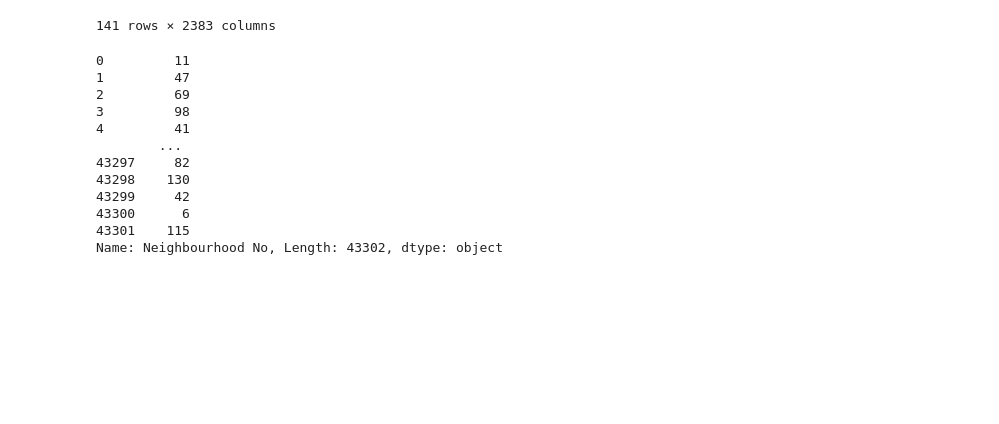
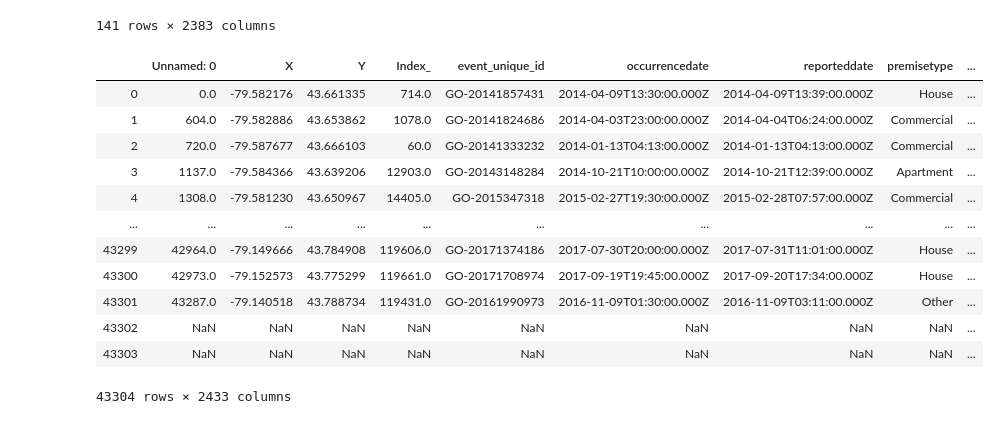
Before and after one commit to gdiaz89/SCS_3250_041-Group-2-Winter-2020, a Jupyter notebook: Term_Project.ipynb, the cells around one changed output. Saved outputs shown, nothing was run; the diff lists cells and outputs as text; code cells hidden in the pictures; blank space fills up the shorter version.

```diff
--- a/Term_Project.ipynb
+++ b/Term_Project.ipynb
@@ -258,17 +258,19 @@ nghbhood_profile_data
 141 rows × 2383 columns
 # %%
 bne_weather_data['Neighbourhood No'] = bne_weather_data['Neighbourhood'].apply(lambda x : x.split("(")[1].split(")")[0])
-bne_weather_data.merge(right=nghbhood_profile_data,how="outer",left_on='Neighbourhood No',right_on='Neighbourhood Number')
+bne_weather_demo_data = bne_weather_data.merge(right=nghbhood_profile_data,how="outer",left_on='Neighbourhood No',right_on='Neighbourhood Number')
+bne_weather_demo_data
 # %% [output]
+|  | Unnamed: 0 | X | Y | Index_ | event_unique_id | occurrencedate | reporteddate | premisetype | ... |
+| 0 | 0.0 | -79.582176 | 43.661335 | 714.0 | GO-20141857431 | 2014-04-09T13:30:00.000Z | 2014-04-09T13:39:00.000Z | House | ... |
+| 1 | 604.0 | -79.582886 | 43.653862 | 1078.0 | GO-20141824686 | 2014-04-03T23:00:00.000Z | 2014-04-04T06:24:00.000Z | Commercial | ... |
+| 2 | 720.0 | -79.587677 | 43.666103 | 60.0 | GO-20141333232 | 2014-01-13T04:13:00.000Z | 2014-01-13T04:13:00.000Z | Commercial | ... |
+| 3 | 1137.0 | -79.584366 | 43.639206 | 12903.0 | GO-20143148284 | 2014-10-21T10:00:00.000Z | 2014-10-21T12:39:00.000Z | Apartment | ... |
+| 4 | 1308.0 | -79.581230 | 43.650967 | 14405.0 | GO-2015347318 | 2015-02-27T19:30:00.000Z | 2015-02-28T07:57:00.000Z | Commercial | ... |
+| ... | ... | ... | ... | ... | ... | ... | ... | ... | ... |
+| 43299 | 42964.0 | -79.149666 | 43.784908 | 119606.0 | GO-20171374186 | 2017-07-30T20:00:00.000Z | 2017-07-31T11:01:00.000Z | House | ... |
+| 43300 | 42973.0 | -79.152573 | 43.775299 | 119661.0 | GO-20171708974 | 2017-09-19T19:45:00.000Z | 2017-09-20T17:34:00.000Z | House | ... |
+| 43301 | 43287.0 | -79.140518 | 43.788734 | 119431.0 | GO-20161990973 | 2016-11-09T01:30:00.000Z | 2016-11-09T03:11:00.000Z | Other | ... |
+| 43302 | NaN | NaN | NaN | NaN | NaN | NaN | NaN | NaN | ... |
+| 43303 | NaN | NaN | NaN | NaN | NaN | NaN | NaN | NaN | ... |
-0         11
-1         47
-2         69
-3         98
-4         41
-        ...
-43297     82
-43298    130
-43299     42
-43300      6
-43301    115
-Name: Neighbourhood No, Length: 43302, dtype: object
+43304 rows × 2433 columns
```
Also changed, not shown: parts of 2 cells of this notebook.
